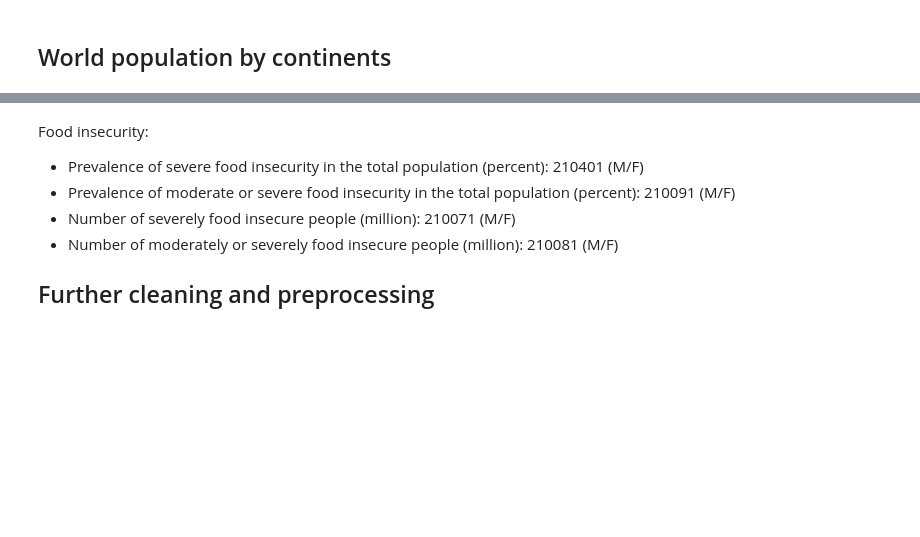
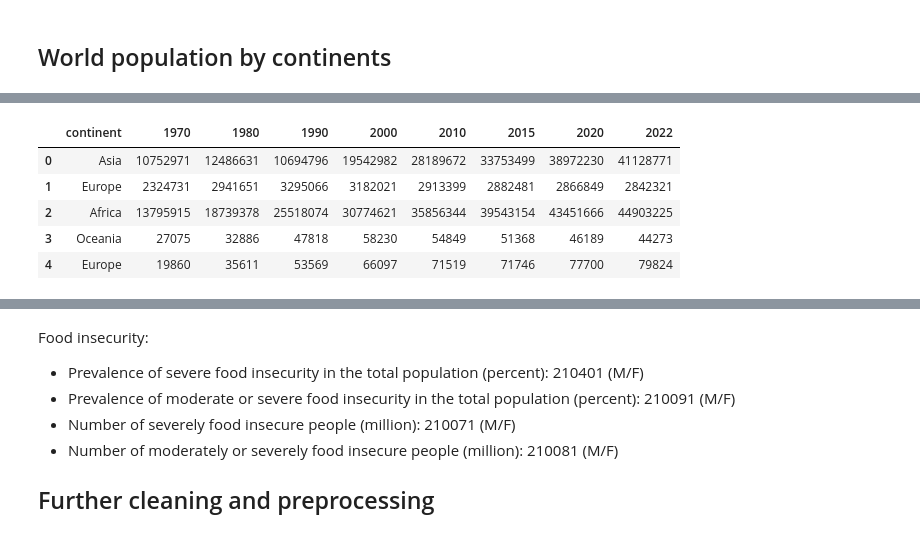
Before and after one commit to hannah-hana-kim/DSAN-5200-Project, a Jupyter notebook: 5200-website/hannah.ipynb, the cells around one changed output, grey strips where cells are left out. Cells and saved outputs as stored; diff of their text form; code cells hidden in the pictures; blank space fills up the shorter version.

```diff
--- a/5200-website/hannah.ipynb
+++ b/5200-website/hannah.ipynb
@@ -22,13 +29,23 @@ world_cp.head()
 # %%
 # drop unnecessary columns
 world_cp = world_cp.drop(['Rank', 'CCA3', 'Country/Territory', 'Capital', 'Area (km²)', 'Density (per km²)', 'Growth Rate'], axis=1)
 
 # lowercase all the columns
 world_cp.columns = world_cp.columns.str.lower()
 
 # replace the spaces with underscore
 world_cp.columns = world_cp.columns.str.replace(' ', '_')
 
 # rename the columns
 world_cp = world_cp.rename(columns={'2022_population': '2022', '2020_population': '2020', '2015_population': '2015', '2010_population': '2010', '2000_population': '2000', '1990_population': '1990', '1980_population': '1980', '1970_population': '1970'})
+
+# reorder the columns
+world_cp = world_cp[['continent', '1970','1980', '1990', '2000', '2010', '2015', '2020', '2022']]
 world_cp.head()
+# %% [output]
+|  | continent | 1970 | 1980 | 1990 | 2000 | 2010 | 2015 | 2020 | 2022 |
+| 0 | Asia | 10752971 | 12486631 | 10694796 | 19542982 | 28189672 | 33753499 | 38972230 | 41128771 |
+| 1 | Europe | 2324731 | 2941651 | 3295066 | 3182021 | 2913399 | 2882481 | 2866849 | 2842321 |
+| 2 | Africa | 13795915 | 18739378 | 25518074 | 30774621 | 35856344 | 39543154 | 43451666 | 44903225 |
+| 3 | Oceania | 27075 | 32886 | 47818 | 58230 | 54849 | 51368 | 46189 | 44273 |
+| 4 | Europe | 19860 | 35611 | 53569 | 66097 | 71519 | 71746 | 77700 | 79824 |
```
Also changed, not shown: parts of 3 cells of this notebook.
